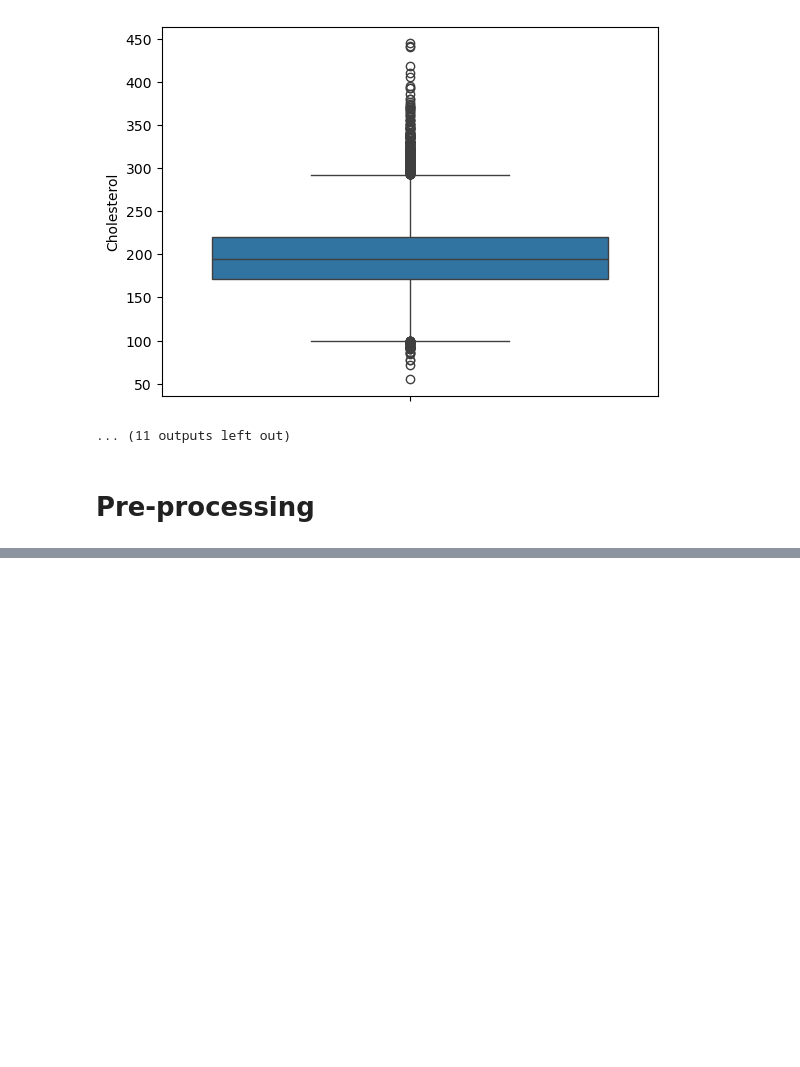
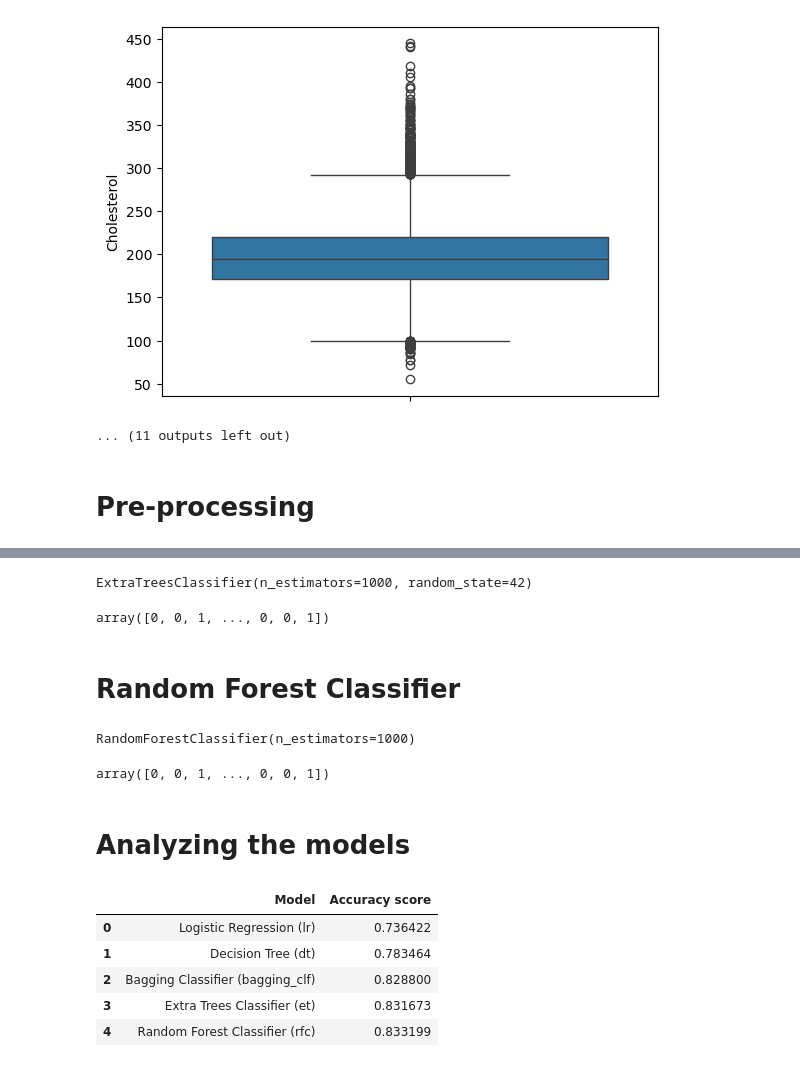
Before and after one commit to brendanros31/Applied-ML-Projects, a Jupyter notebook: BioSignal_SmokingAnalysis/BioSignal_SmokingAnalysis.ipynb, the cells around one changed output, grey strips where cells are left out. Cells and saved outputs as stored; diff of their text form; code cells hidden in the pictures; blank space fills up the shorter version.

```diff
--- a/BioSignal_SmokingAnalysis/BioSignal_SmokingAnalysis.ipynb
+++ b/BioSignal_SmokingAnalysis/BioSignal_SmokingAnalysis.ipynb
@@ -150,0 +298,56 @@ df['dental caries'] = le.fit_transform(df['dental caries'])
+# %%
+# Fitting into et model
+et = ExtraTreesClassifier(
+    n_estimators=1000,
+    random_state= 42
+)
+
+et.fit(X_train, y_train)
+# %% [output]
+ExtraTreesClassifier(n_estimators=1000, random_state=42)
+# %%
+# Predictions
+y_pred_et = et.predict(X_test)
+y_pred_et
+# %% [output]
+array([0, 0, 1, ..., 0, 0, 1])
+# %% [markdown]
+# Random Forest Classifier
+# %%
+# Fitting into rfc model
+rfc = RandomForestClassifier(n_estimators=1000)
+rfc.fit(X_train, y_train)
+# %% [output]
+RandomForestClassifier(n_estimators=1000)
+# %%
+# Predictions
+y_pred_rfc = rfc.predict(X_test)
+y_pred_rfc
+# %% [output]
+array([0, 0, 1, ..., 0, 0, 1])
+# %% [markdown]
+# Analyzing the models
+# %%
+# Accuracy scores
+accuracy = pd.DataFrame({
+    'Model': ['Logistic Regression (lr)',
+              'Decision Tree (dt)',
+              'Bagging Classifier (bagging_clf)',
+              'Extra Trees Classifier (et)',
+              'Random Forest Classifier (rfc)'],
+
+    'Accuracy score': [accuracy_score(y_test, y_pred_lr),
+                       accuracy_score(y_test, y_pred_dt),
+                       accuracy_score(y_test, y_pred_bagging_clf),
+                       accuracy_score(y_test, y_pred_et),
+                       accuracy_score(y_test, y_pred_rfc)]
+})
+
+accuracy
+# %% [output]
+|  | Model | Accuracy score |
+| 0 | Logistic Regression (lr) | 0.736422 |
+| 1 | Decision Tree (dt) | 0.783464 |
+| 2 | Bagging Classifier (bagging_clf) | 0.828800 |
+| 3 | Extra Trees Classifier (et) | 0.831673 |
+| 4 | Random Forest Classifier (rfc) | 0.833199 |
```
Also changed, not shown: parts of 27 cells of this notebook, 2 other files.
